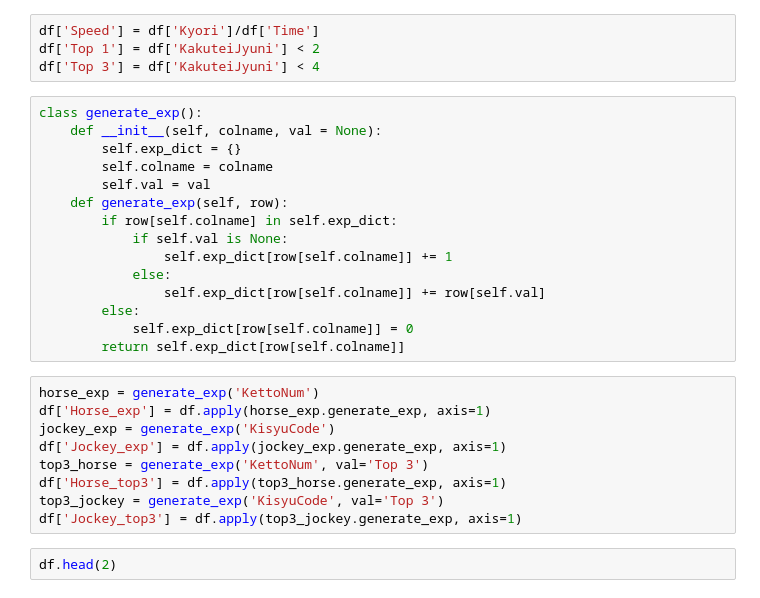
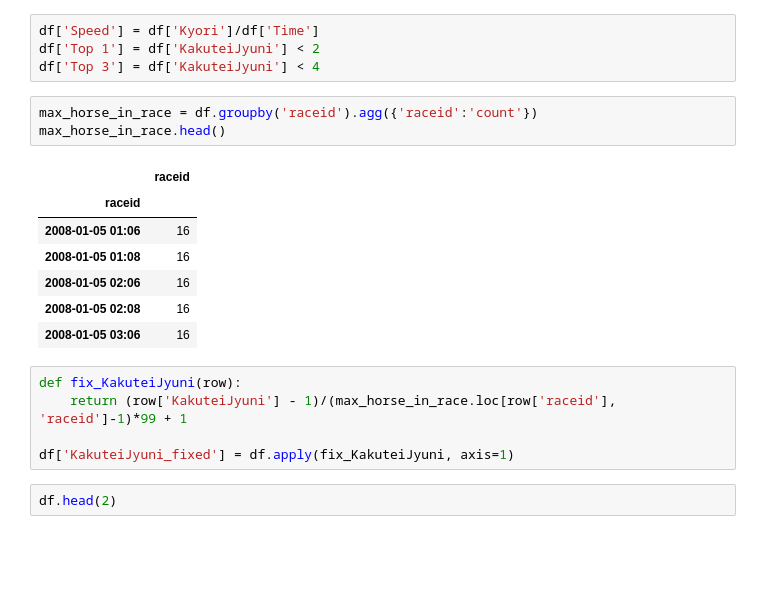
Before and after one commit to danhngan/Horse_racing_prediction, a Jupyter notebook: notebook/cleaning_EDA.ipynb, the cells around one changed output. Drawn from its saved outputs; the diff is of its cells as text; blank space fills up the shorter version.

```diff
--- a/notebook/cleaning_EDA.ipynb
+++ b/notebook/cleaning_EDA.ipynb
@@ -108,30 +110,22 @@ Number of jockeys: 469
 df['Speed'] = df['Kyori']/df['Time']
 df['Top 1'] = df['KakuteiJyuni'] < 2
 df['Top 3'] = df['KakuteiJyuni'] < 4
-# %%
-class generate_exp():
-    def __init__(self, colname, val = None):
-        self.exp_dict = {}
-        self.colname = colname
-        self.val = val
-    def generate_exp(self, row):
-        if row[self.colname] in self.exp_dict:
-            if self.val is None:
-                self.exp_dict[row[self.colname]] += 1
-            else:
-                self.exp_dict[row[self.colname]] += row[self.val]
-        else:
-            self.exp_dict[row[self.colname]] = 0
-        return self.exp_dict[row[self.colname]]
-# %%
-horse_exp = generate_exp('KettoNum')
-df['Horse_exp'] = df.apply(horse_exp.generate_exp, axis=1)
-jockey_exp = generate_exp('KisyuCode')
-df['Jockey_exp'] = df.apply(jockey_exp.generate_exp, axis=1)
-top3_horse = generate_exp('KettoNum', val='Top 3')
-df['Horse_top3'] = df.apply(top3_horse.generate_exp, axis=1)
-top3_jockey = generate_exp('KisyuCode', val='Top 3')
-df['Jockey_top3'] = df.apply(top3_jockey.generate_exp, axis=1)
+# %%
+max_horse_in_race = df.groupby('raceid').agg({'raceid':'count'})
+max_horse_in_race.head()
+# %% [output]
+|  | raceid |
+| raceid |  |
+| 2008-01-05 01:06 | 16 |
+| 2008-01-05 01:08 | 16 |
+| 2008-01-05 02:06 | 16 |
+| 2008-01-05 02:08 | 16 |
+| 2008-01-05 03:06 | 16 |
+# %%
+def fix_KakuteiJyuni(row):
+    return (row['KakuteiJyuni'] - 1)/(max_horse_in_race.loc[row['raceid'], 'raceid']-1)*99 + 1
+
+df['KakuteiJyuni_fixed'] = df.apply(fix_KakuteiJyuni, axis=1)
 # %%
 df.head(2)
 # %% [output]
```
Also changed, not shown: parts of 11 cells of this notebook.
